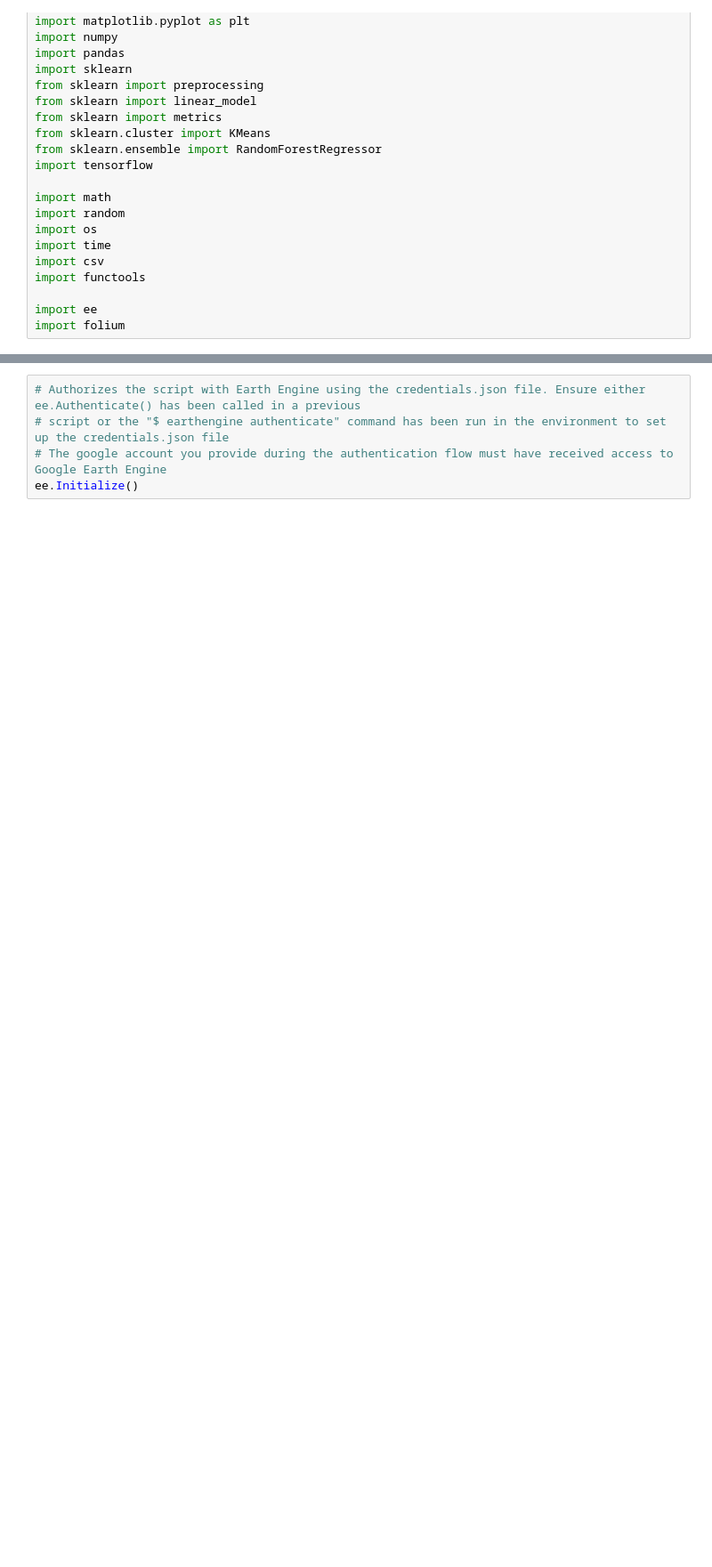
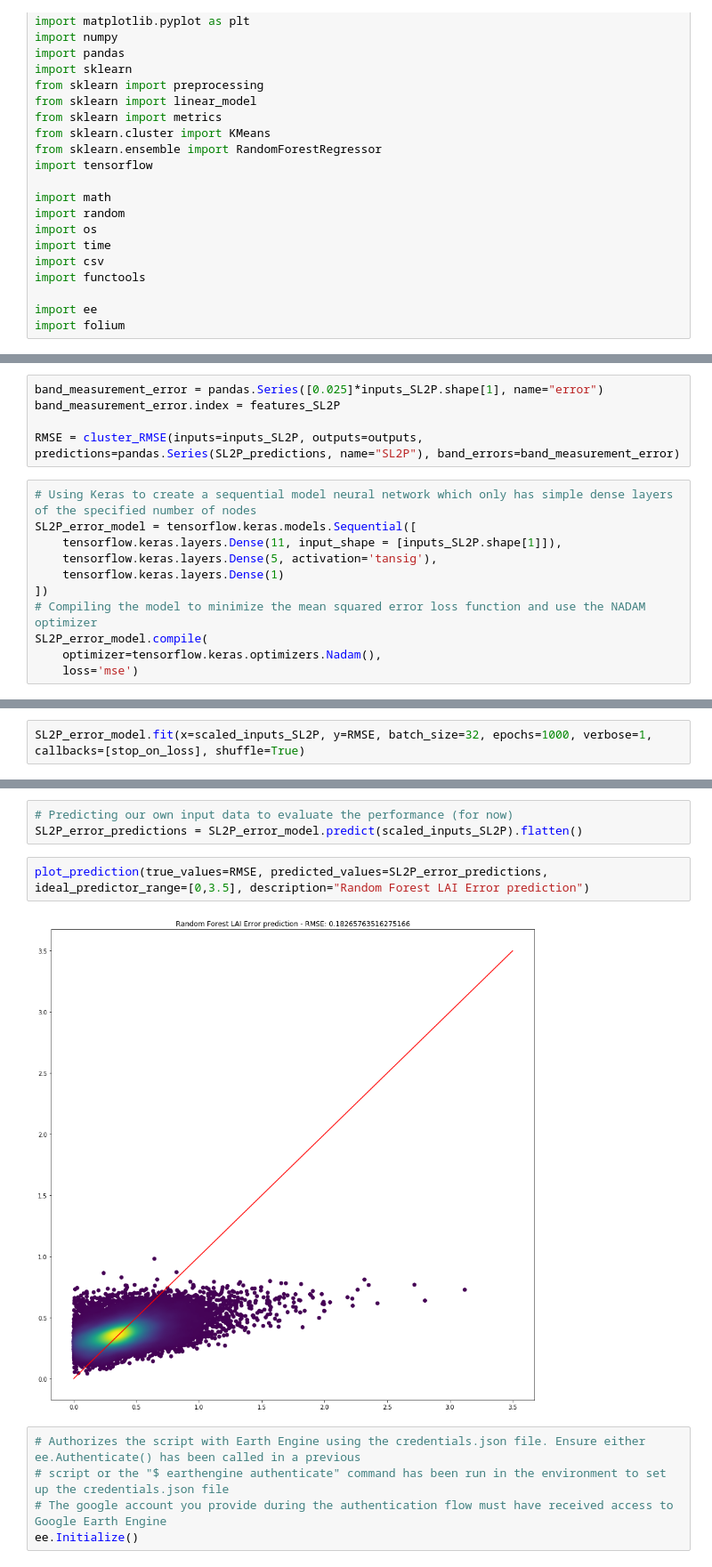
Before and after one commit to h39s/ALR_Earth_Engine, a Jupyter notebook: ALR_single_image.ipynb, the cells around one changed output, grey strips where cells are left out. Shown at 89% size. Drawn from its saved outputs; the diff is of its cells as text; blank space fills up the shorter version.

```diff
--- a/ALR_single_image.ipynb
+++ b/ALR_single_image.ipynb
@@ -368,0 +250,16 @@ Text(0.5, 1.0, 'Neural Net LAI Error prediction - RMSE: 0.18510873299267214')
+# %%
+band_measurement_error = pandas.Series([0.025]*inputs_SL2P.shape[1], name="error")
+band_measurement_error.index = features_SL2P
+
+RMSE = cluster_RMSE(inputs=inputs_SL2P, outputs=outputs, predictions=pandas.Series(SL2P_predictions, name="SL2P"), band_errors=band_measurement_error)
+# %%
+# Using Keras to create a sequential model neural network which only has simple dense layers of the specified number of nodes
+SL2P_error_model = tensorflow.keras.models.Sequential([
+    tensorflow.keras.layers.Dense(11, input_shape = [inputs_SL2P.shape[1]]),
+    tensorflow.keras.layers.Dense(5, activation='tansig'),
+    tensorflow.keras.layers.Dense(1)
+])
+# Compiling the model to minimize the mean squared error loss function and use the NADAM optimizer
+SL2P_error_model.compile(
+    optimizer=tensorflow.keras.optimizers.Nadam(),
+    loss='mse')
@@ -368,0 +286,2 @@ Text(0.5, 1.0, 'Neural Net LAI Error prediction - RMSE: 0.18510873299267214')
+# %%
+SL2P_error_model.fit(x=scaled_inputs_SL2P, y=RMSE, batch_size=32, epochs=1000, verbose=1, callbacks=[stop_on_loss], shuffle=True)
@@ -369,3 +307,10 @@ Text(0.5, 1.0, 'Neural Net LAI Error prediction - RMSE: 0.18510873299267214')
+# %%
+# Predicting our own input data to evaluate the performance (for now)
+SL2P_error_predictions = SL2P_error_model.predict(scaled_inputs_SL2P).flatten()
+# %%
+plot_prediction(true_values=RMSE, predicted_values=SL2P_error_predictions, ideal_predictor_range=[0,3.5], description="Random Forest LAI Error prediction")
+# %% [output]
+[figure, added]
 # %%
 # Authorizes the script with Earth Engine using the credentials.json file. Ensure either ee.Authenticate() has been called in a previous
 # script or the "$ earthengine authenticate" command has been run in the environment to set up the credentials.json file
```
Also changed, not shown: parts of 84 cells of this notebook.
